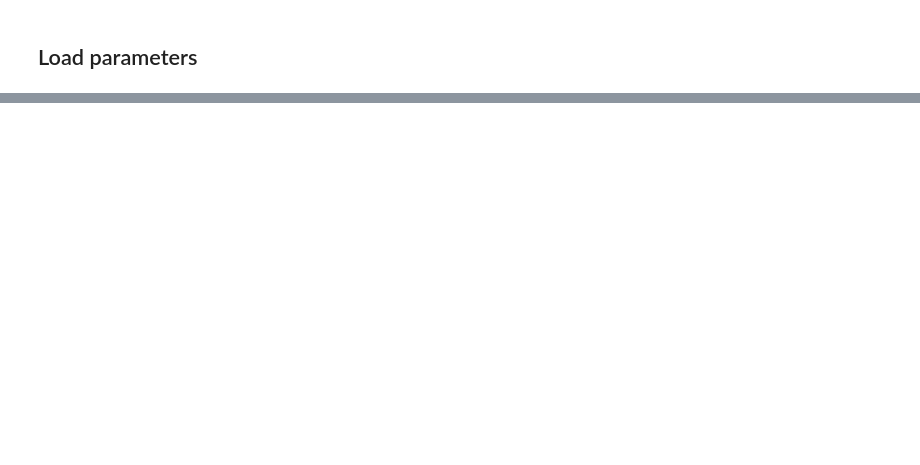
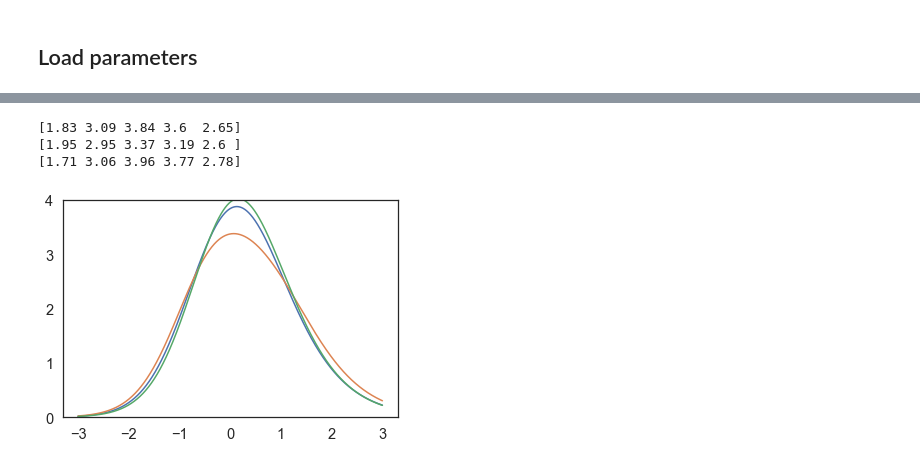
Before and after one commit to ndawlab/mars-irt, a Jupyter notebook: 03_Calibration/XX_mip.ipynb, the cells around one changed output, grey strips where cells are left out. Drawn from its saved outputs; the diff is of its cells as text; code cells hidden in the pictures; blank space fills up the shorter version.

```diff
--- a/03_Calibration/XX_mip.ipynb
+++ b/03_Calibration/XX_mip.ipynb
@@ -8,7 +9,9 @@ sns.set_theme(style='white', context='notebook', font_scale=1.33)
 # %% [markdown]
 ## Load parameters
 # %%
-weights = np.array([-1, 0, 1])
+from scipy.stats import norm
+
+weights = np.array([-1, -0.5, 0, 0.5, 1])
 stan_model = '3pl_m2'
 
 ## Load StanFit.
@@ -29,3 +32,9 @@ q = 1 - p
 
 W = np.square(alpha) * (q / p) * np.square((p - gamma) / (1 - gamma))
 W = W.T
+
+theta = np.linspace(-3,3,1001)
+mu = np.outer(theta, alpha) - beta
+p = gamma + (1-gamma) * inv_logit(mu)
+prior = norm(0,1).pdf(theta)
+P = (prior @ p) / prior.sum()
@@ -185,3 +78,19 @@ plt.ylim(0,4);
+# %%
+for i in range(3):
+    ix = [triples[j][i] for j in selected]
+    theta = np.linspace(-3,3,3001)
+    mu = np.outer(theta, alpha[ix]) - beta[ix]
+    p = gamma + (1-gamma) * inv_logit(mu)
+    q = 1 - p
+    I = np.square(alpha[ix]) * (q / p) * np.square((p - gamma) / (1 - gamma))
+    plt.plot(theta, I.sum(axis=1))
+    print(I[np.in1d(theta, [-1,-0.5,0,0.5,1])].sum(axis=1).round(2))
+plt.ylim(0,4);
+# %% [output]
+[1.83 3.09 3.84 3.6  2.65]
+[1.95 2.95 3.37 3.19 2.6 ]
+[1.71 3.06 3.96 3.77 2.78]
+[figure, added]
 # %%
 for i in range(3):
     print([triples[j][i] for j in selected])
```
Also changed, not shown: parts of 28 cells of this notebook.
